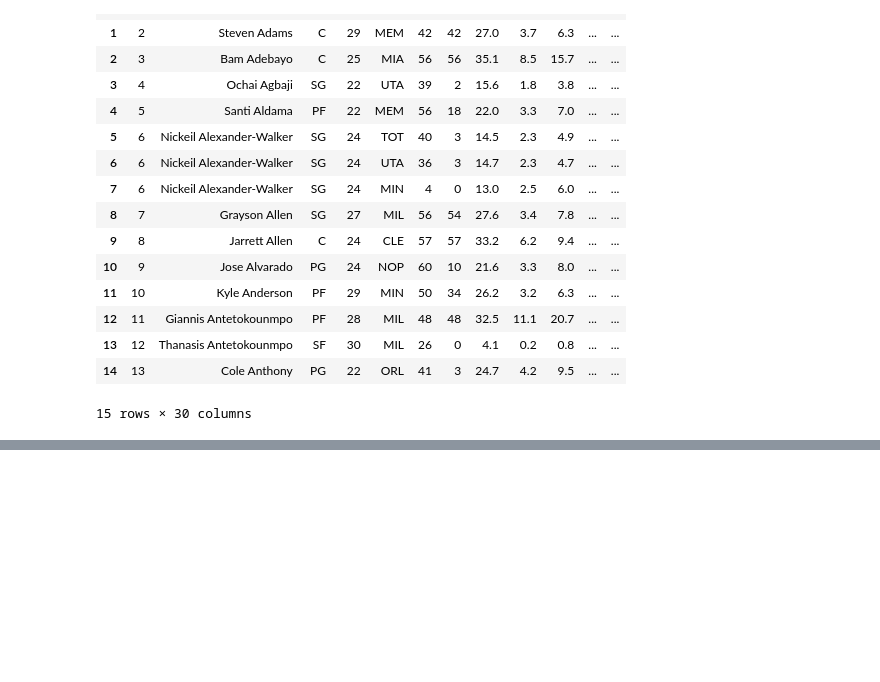
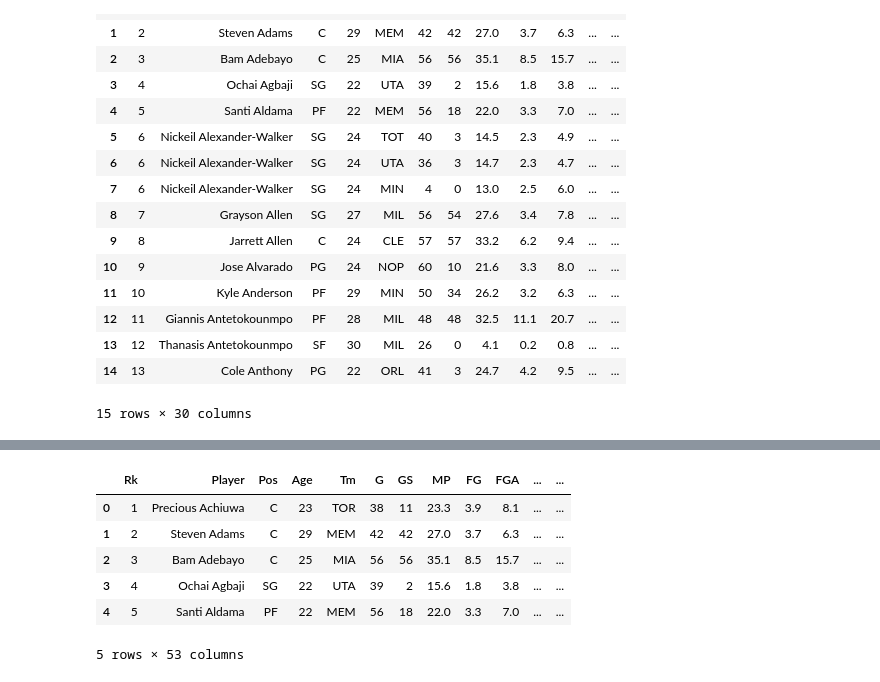
Before and after one commit to mnocerino23/NBA-Player-Classifier, a Jupyter notebook: 2022_2023_midseasonStats_cleaning.ipynb, the cells around one changed output, grey strips where cells are left out. Saved outputs shown, nothing was run; the diff lists cells and outputs as text; code cells hidden in the pictures; blank space fills up the shorter version.

```diff
--- a/2022_2023_midseasonStats_cleaning.ipynb
+++ b/2022_2023_midseasonStats_cleaning.ipynb
@@ -88,0 +122,10 @@ advancedStats.head(15)
+# %%
+combined.head()
+# %% [output]
+|  | Rk | Player | Pos | Age | Tm | G | GS | MP | FG | FGA | ... | ... |
+| 0 | 1 | Precious Achiuwa | C | 23 | TOR | 38 | 11 | 23.3 | 3.9 | 8.1 | ... | ... |
+| 1 | 2 | Steven Adams | C | 29 | MEM | 42 | 42 | 27.0 | 3.7 | 6.3 | ... | ... |
+| 2 | 3 | Bam Adebayo | C | 25 | MIA | 56 | 56 | 35.1 | 8.5 | 15.7 | ... | ... |
+| 3 | 4 | Ochai Agbaji | SG | 22 | UTA | 39 | 2 | 15.6 | 1.8 | 3.8 | ... | ... |
+| 4 | 5 | Santi Aldama | PF | 22 | MEM | 56 | 18 | 22.0 | 3.3 | 7.0 | ... | ... |
+5 rows × 53 columns
```
Also changed, not shown: parts of 19 cells of this notebook.
